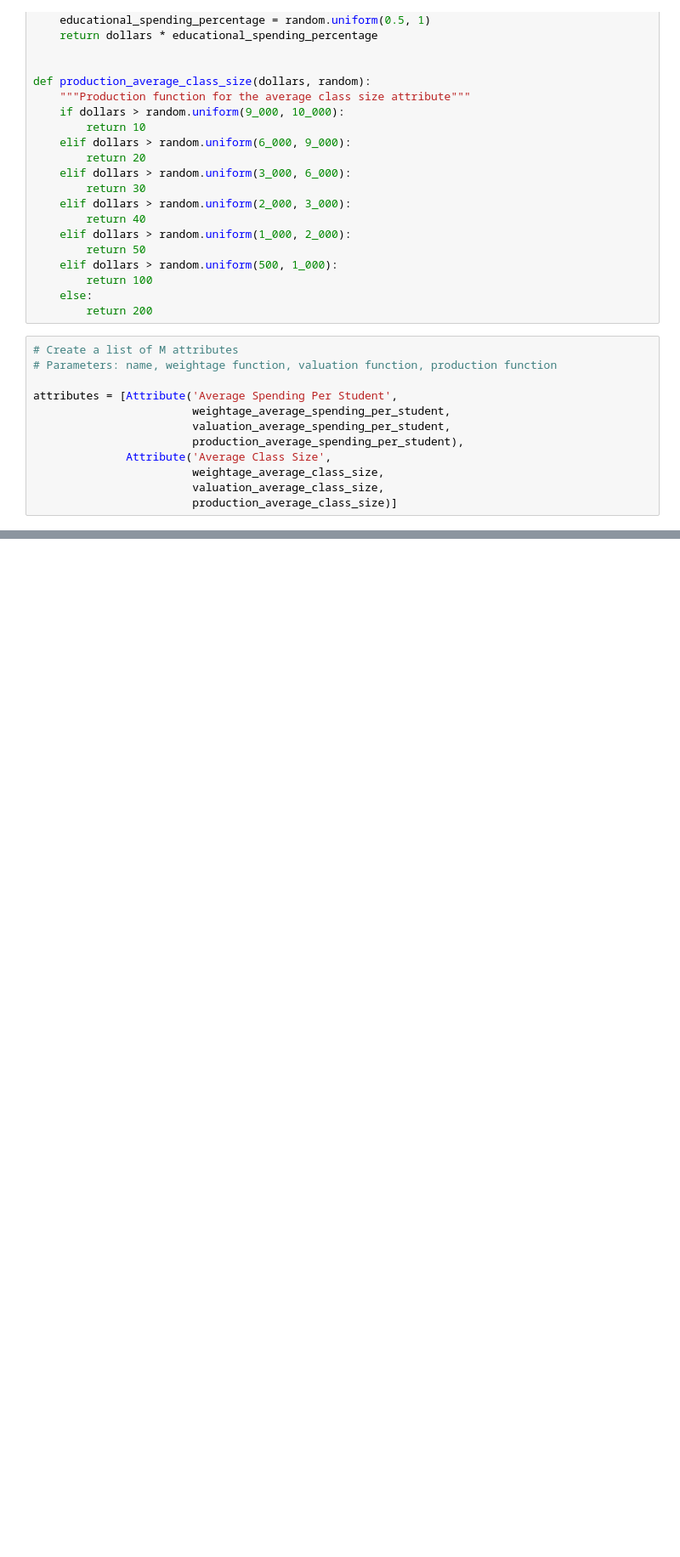
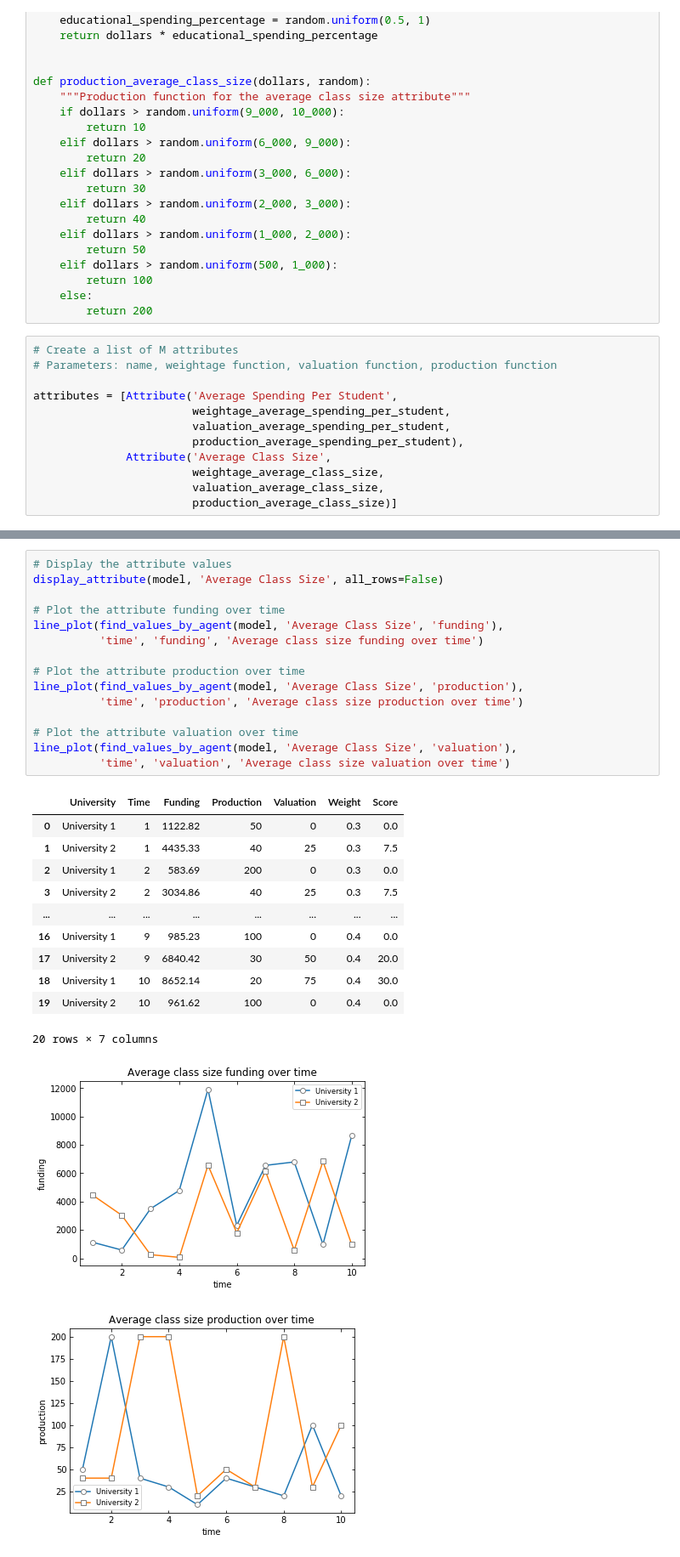
Before and after one commit to DavidBalash/agent_based_models, a Jupyter notebook: ranking_notebook.ipynb, the cells around one changed output, grey strips where cells are left out. Shown: that part at 85% size. Drawn from its saved outputs; the diff is of its cells as text; blank space fills up the shorter version.

```diff
--- a/ranking_notebook.ipynb
+++ b/ranking_notebook.ipynb
@@ -181,0 +210,29 @@ display_attributes(model, all_rows=False)
+# %%
+# Display the attribute values
+display_attribute(model, 'Average Class Size', all_rows=False)
+
+# Plot the attribute funding over time
+line_plot(find_values_by_agent(model, 'Average Class Size', 'funding'),
+          'time', 'funding', 'Average class size funding over time')
+
+# Plot the attribute production over time
+line_plot(find_values_by_agent(model, 'Average Class Size', 'production'),
+          'time', 'production', 'Average class size production over time')
+
+# Plot the attribute valuation over time
+line_plot(find_values_by_agent(model, 'Average Class Size', 'valuation'),
+          'time', 'valuation', 'Average class size valuation over time')
+# %% [output]
+|  | University | Time | Funding | Production | Valuation | Weight | Score |
+| 0 | University 1 | 1 | 1122.82 | 50 | 0 | 0.3 | 0.0 |
+| 1 | University 2 | 1 | 4435.33 | 40 | 25 | 0.3 | 7.5 |
+| 2 | University 1 | 2 | 583.69 | 200 | 0 | 0.3 | 0.0 |
+| 3 | University 2 | 2 | 3034.86 | 40 | 25 | 0.3 | 7.5 |
+| ... | ... | ... | ... | ... | ... | ... | ... |
+| 16 | University 1 | 9 | 985.23 | 100 | 0 | 0.4 | 0.0 |
+| 17 | University 2 | 9 | 6840.42 | 30 | 50 | 0.4 | 20.0 |
+| 18 | University 1 | 10 | 8652.14 | 20 | 75 | 0.4 | 30.0 |
+| 19 | University 2 | 10 | 961.62 | 100 | 0 | 0.4 | 0.0 |
+20 rows × 7 columns
+[figure, added]
+[figure, added]
```
Also changed, not shown: parts of 11 cells of this notebook, 4 other files.
